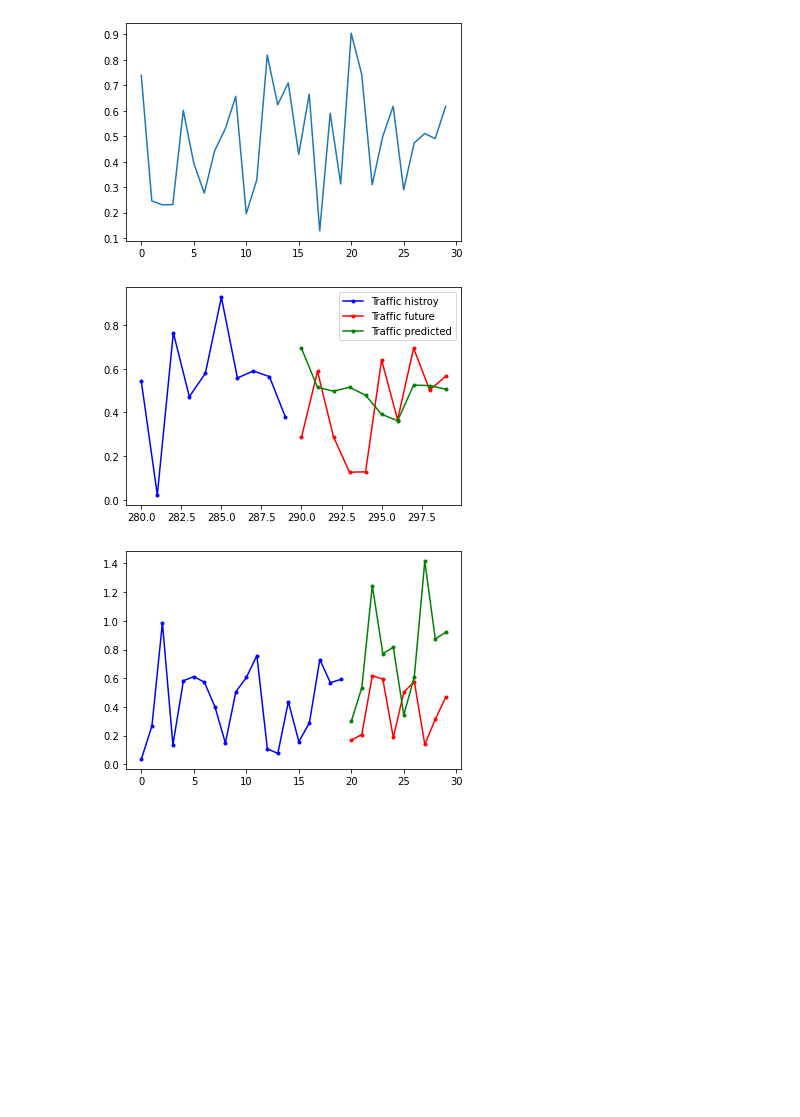
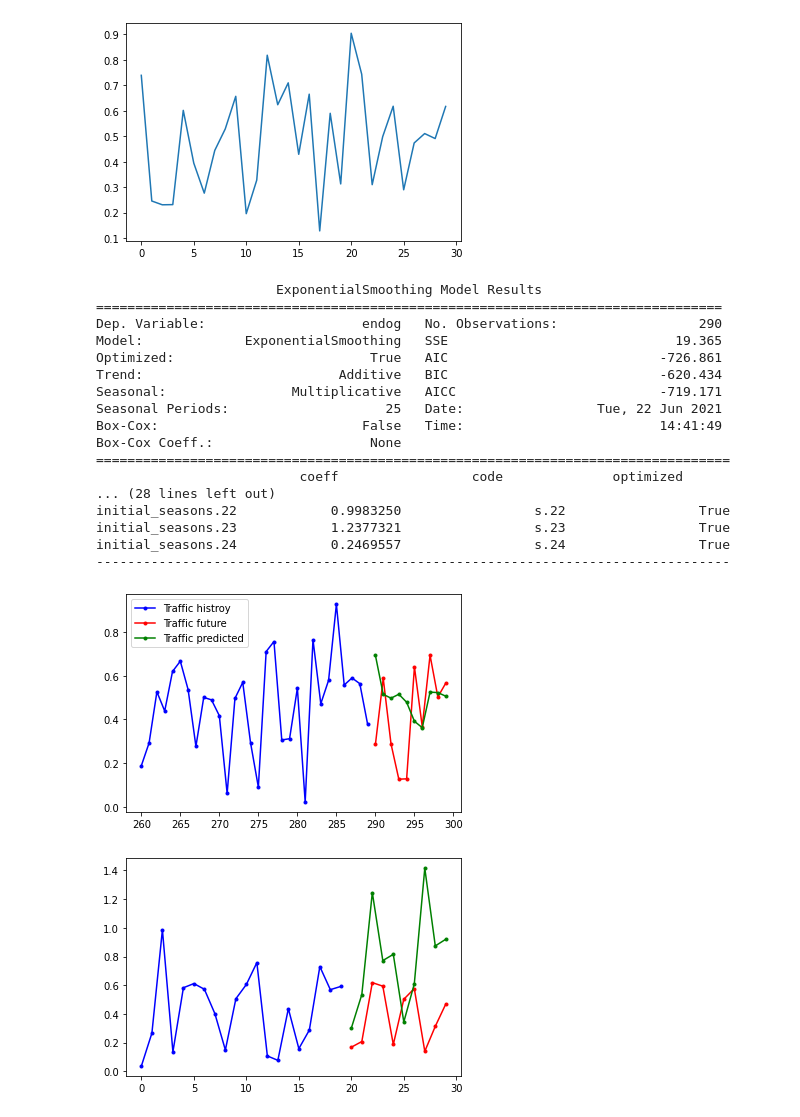
Before and after one commit to seyunkim0114/tensorcast_python, a Jupyter notebook: HWES.ipynb, the cells around one changed output. Cells and saved outputs as stored; diff of their text form; code cells hidden in the pictures; blank space fills up the shorter version.

```diff
--- a/HWES.ipynb
+++ b/HWES.ipynb
@@ -113,11 +106,28 @@ def buildModelHWES(train,test,seasonp,n,zoom):
 # %%
 n=10
 period=25
-zoom=10
+zoom=30
 T300_train, T300_test = splitDataset(T300['0'],n)
 buildModelHWES(T300_train,T300_test,period,n,zoom)
 # %% [output]
+                       ExponentialSmoothing Model Results
+================================================================================
+Dep. Variable:                    endog   No. Observations:                  290
+Model:             ExponentialSmoothing   SSE                             19.365
+Optimized:                         True   AIC                           -726.861
+Trend:                         Additive   BIC                           -620.434
+Seasonal:                Multiplicative   AICC                          -719.171
+Seasonal Periods:                    25   Date:                 Tue, 22 Jun 2021
+Box-Cox:                          False   Time:                         14:41:49
+Box-Cox Coeff.:                    None
+=================================================================================
+                          coeff                 code              optimized
+... (28 lines left out)
+initial_seasons.22            0.9983250                 s.22                 True
+initial_seasons.23            1.2377321                 s.23                 True
+initial_seasons.24            0.2469557                 s.24                 True
+---------------------------------------------------------------------------------
-[figure, old version]
+[figure, new version]
 # %%
 real_forecast = fit.forecast(steps=10)
 # %%
```
Also changed, not shown: parts of 2 cells of this notebook, 17 other files.
